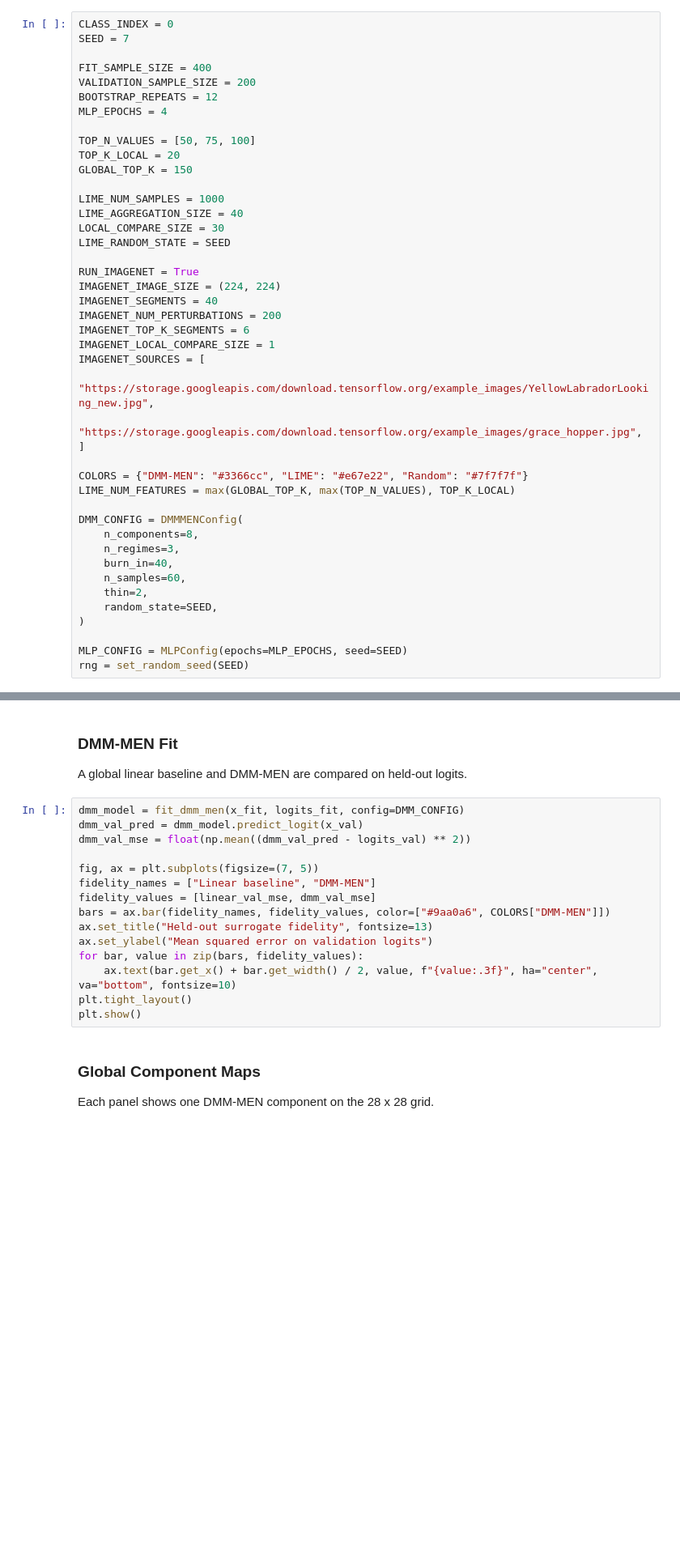
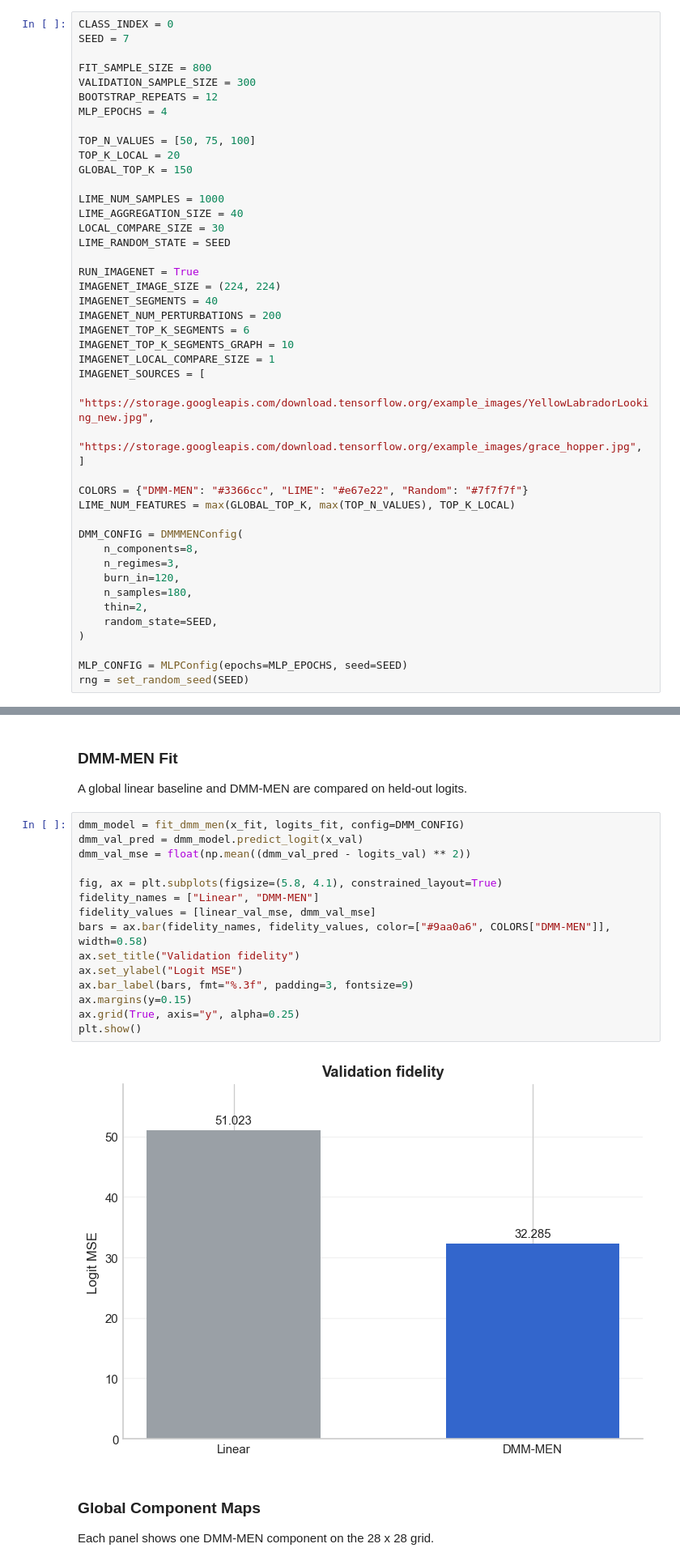
Before and after one commit to Vehils-Vinals/DL_DMM_MEM, a Jupyter notebook: mnist_dmm_men_colab.ipynb, the cells around one changed output, grey strips where cells are left out. Shown at 81% size. Cells and saved outputs as stored; diff of their text form; blank space fills up the shorter version.

```diff
--- a/mnist_dmm_men_colab.ipynb
+++ b/mnist_dmm_men_colab.ipynb
@@ -40,8 +59,8 @@ plt.rcParams.update(
 CLASS_INDEX = 0
 SEED = 7
 
-FIT_SAMPLE_SIZE = 400
-VALIDATION_SAMPLE_SIZE = 200
+FIT_SAMPLE_SIZE = 800
+VALIDATION_SAMPLE_SIZE = 300
 BOOTSTRAP_REPEATS = 12
 MLP_EPOCHS = 4
 
@@ -59,6 +78,7 @@ IMAGENET_IMAGE_SIZE = (224, 224)
 IMAGENET_SEGMENTS = 40
 IMAGENET_NUM_PERTURBATIONS = 200
 IMAGENET_TOP_K_SEGMENTS = 6
+IMAGENET_TOP_K_SEGMENTS_GRAPH = 10
 IMAGENET_LOCAL_COMPARE_SIZE = 1
 IMAGENET_SOURCES = [
     "https://storage.googleapis.com/download.tensorflow.org/example_images/YellowLabradorLooking_new.jpg",
@@ -71,8 +91,8 @@ LIME_NUM_FEATURES = max(GLOBAL_TOP_K, max(TOP_N_VALUES), TOP_K_LOCAL)
 DMM_CONFIG = DMMMENConfig(
     n_components=8,
     n_regimes=3,
-    burn_in=40,
-    n_samples=60,
+    burn_in=120,
+    n_samples=180,
     thin=2,
     random_state=SEED,
 )
@@ -159,18 +189,20 @@ A global linear baseline and DMM-MEN are compared on held-out logits.
 # %%
 dmm_model = fit_dmm_men(x_fit, logits_fit, config=DMM_CONFIG)
 dmm_val_pred = dmm_model.predict_logit(x_val)
 dmm_val_mse = float(np.mean((dmm_val_pred - logits_val) ** 2))
 
-fig, ax = plt.subplots(figsize=(7, 5))
-fidelity_names = ["Linear baseline", "DMM-MEN"]
+fig, ax = plt.subplots(figsize=(5.8, 4.1), constrained_layout=True)
+fidelity_names = ["Linear", "DMM-MEN"]
 fidelity_values = [linear_val_mse, dmm_val_mse]
-bars = ax.bar(fidelity_names, fidelity_values, color=["#9aa0a6", COLORS["DMM-MEN"]])
-ax.set_title("Held-out surrogate fidelity", fontsize=13)
-ax.set_ylabel("Mean squared error on validation logits")
-for bar, value in zip(bars, fidelity_values):
-    ax.text(bar.get_x() + bar.get_width() / 2, value, f"{value:.3f}", ha="center", va="bottom", fontsize=10)
-plt.tight_layout()
+bars = ax.bar(fidelity_names, fidelity_values, color=["#9aa0a6", COLORS["DMM-MEN"]], width=0.58)
+ax.set_title("Validation fidelity")
+ax.set_ylabel("Logit MSE")
+ax.bar_label(bars, fmt="%.3f", padding=3, fontsize=9)
+ax.margins(y=0.15)
+ax.grid(True, axis="y", alpha=0.25)
 plt.show()
+# %% [output]
+[figure, added]
 # %% [markdown]
 ### Global Component Maps
 
```
Also changed, not shown: parts of 15 cells of this notebook, 6 other files.
